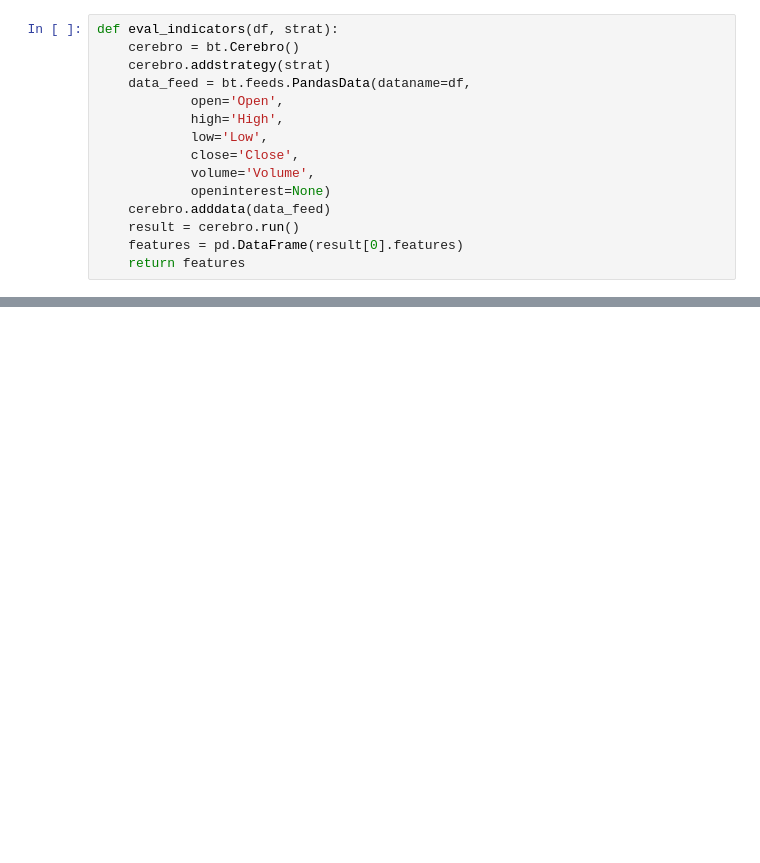
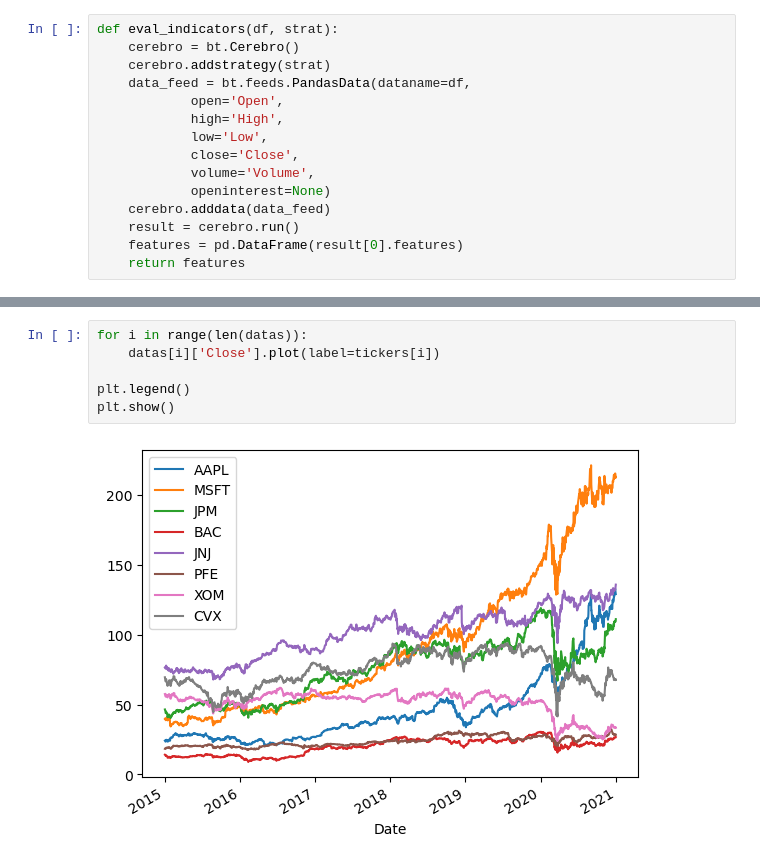
Before and after one commit to wrborrelli/finance_backtesting, a Jupyter notebook: price_predict.ipynb, the cells around one changed output, grey strips where cells are left out. Cells and saved outputs as stored; diff of their text form; blank space fills up the shorter version.

```diff
--- a/price_predict.ipynb
+++ b/price_predict.ipynb
@@ -165,0 +190,8 @@ Index(['CLOSE', 'HIGH', 'LOW', 'VOLUME', 'SMA10', 'SMA20', 'SMA50', 'EMA10',
+# %%
+for i in range(len(datas)):
+    datas[i]['Close'].plot(label=tickers[i])
+
+plt.legend()
+plt.show()
+# %% [output]
+[figure, added]
```
Also changed, not shown: parts of 11 cells of this notebook.
